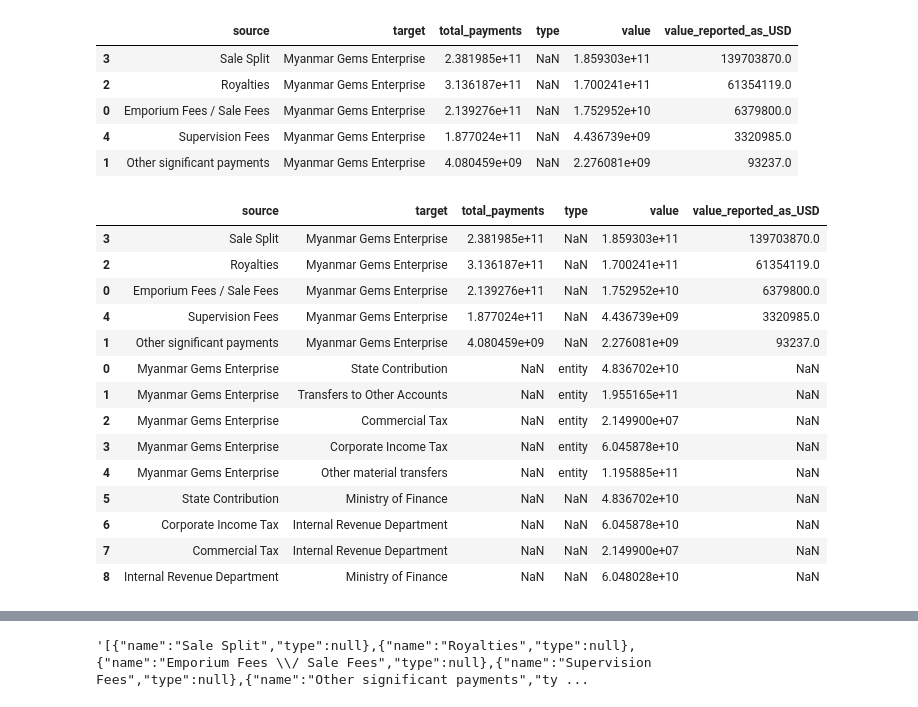
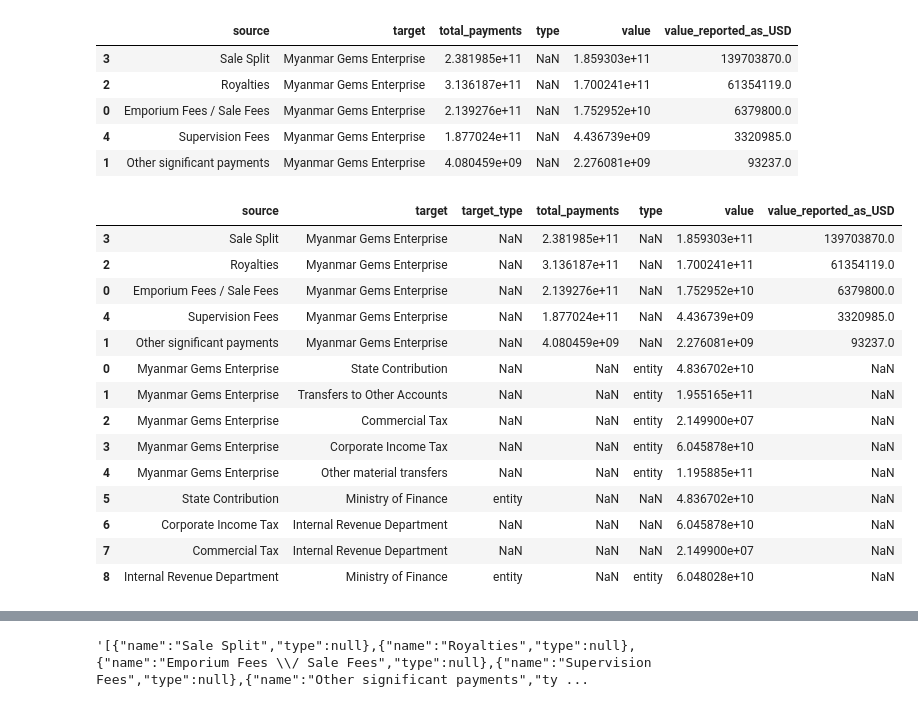
Before and after one commit to NRGI/jade-revenues, a Jupyter notebook: revenues-test/Preparing Data 2013-14.ipynb, the cells around one changed output, grey strips where cells are left out. Drawn from its saved outputs; the diff is of its cells as text; code cells hidden in the pictures.

```diff
--- a/revenues-test/Preparing Data 2013-14.ipynb
+++ b/revenues-test/Preparing Data 2013-14.ipynb
@@ -68,6 +68,7 @@ df['revenue_stream_short'] = df['name_of_revenue_stream'].str.split(' - ').str[1
 # %%
 df_gemsjade = df[df['Commodities'] == 'Gems & Jade']
 df_gemsjade['type'] = 'entity'
+df_gemsjade['target_type'] = ''
 # %% [output]
 A value is trying to be set on a copy of a slice from a DataFrame.
 Try using .loc[row_indexer,col_indexer] = value instead
@@ -112,19 +118,19 @@ company_totals
 df_gemsjade = pd.merge(df_gemsjade, company_totals, on='Company_name_cl')
 df_gemsjade = df_gemsjade.sort_values(by=['total_payments'], ascending=False)
 # %%
-append_dict_others = [{'Company_name_cl': 'Others (Not in Reconciliation Scope)', 'type': 'entity',
+append_dict_others = [{'Company_name_cl': 'Companies not in EITI Reconciliation', 'type': 'entity',
                        'revenue_stream_short': 'Royalties', 'value_reported': 111092756522 },
 
-                     {'Company_name_cl': 'Others (Not in Reconciliation Scope)', 'type': 'entity',
+                     {'Company_name_cl': 'Companies not in EITI Reconciliation', 'type': 'entity',
                        'revenue_stream_short': 'Sale Split', 'value_reported': 51742994736 },
 
-                     {'Company_name_cl': 'Others (Not in Reconciliation Scope)', 'type': 'entity',
+                     {'Company_name_cl': 'Companies not in EITI Reconciliation', 'type': 'entity',
                        'revenue_stream_short': 'Emporium Fees / Sale Fees', 'value_reported': 11401644588 },
 
-                     {'Company_name_cl': 'Others (Not in Reconciliation Scope)', 'type': 'entity',
+                     {'Company_name_cl': 'Companies not in EITI Reconciliation', 'type': 'entity',
                        'revenue_stream_short': 'Supervision Fees', 'value_reported': 1246890624 },
 
-                     {'Company_name_cl': 'Others (Not in Reconciliation Scope)', 'type': 'entity',
+                     {'Company_name_cl': 'Companies not in EITI Reconciliation', 'type': 'entity',
                        'revenue_stream_short': 'Other significant payments', 'value_reported': 2186525820 }]
 
 others_df = pd.DataFrame(append_dict_others)
@@ -149,7 +155,7 @@ df_gemsjade['revenue_stream_short'] = df_gemsjade['revenue_stream_short'].replac
 # %% [markdown]
 ## Remove negative payments for Sankey
 # %%
-df_gemsjade = df_gemsjade[df_gemsjade["value_reported"] >= 0]
+df_gemsjade = df_gemsjade[df_gemsjade["value_reported"] > 0]
 # %% [markdown]
 ## Prepare Source-Target-Value dataframe
 # %%
@@ -174,50 +180,50 @@ links
 # %%
 append_dict_transfers = [{'source': 'Myanmar Gems Enterprise', 'type': 'entity',
                        'target': 'State Contribution', 'value': 48367022000 },
 
                          {'source': 'Myanmar Gems Enterprise', 'type': 'entity',
                        'target': 'Transfers to Other Accounts', 'value': 195516457782 },
 
                          {'source': 'Myanmar Gems Enterprise', 'type': 'entity',
                        'target': 'Commercial Tax', 'value': 21499000 },
 
                          {'source': 'Myanmar Gems Enterprise', 'type': 'entity',
                        'target': 'Corporate Income Tax', 'value': 60458777000 },
 
                          {'source': 'Myanmar Gems Enterprise', 'type': 'entity',
                        'target': 'Other material transfers', 'value': 119588538585 },
 
-                         {'source': 'State Contribution',
+                         {'source': 'State Contribution', 'target_type': 'entity',
                        'target': 'Ministry of Finance', 'value': 48367022000 },
 
                          {'source': 'Corporate Income Tax',
                        'target': 'Internal Revenue Department', 'value': 60458777000 },
 
                          {'source': 'Commercial Tax',
                        'target': 'Internal Revenue Department', 'value': 21499000 },
 
-                         {'source': 'Internal Revenue Department',
+                         {'source': 'Internal Revenue Department', 'type': 'entity','target_type': 'entity',
                        'target': 'Ministry of Finance', 'value': 60480276000 }]
 
 append_dict_transfers_df = pd.DataFrame(append_dict_transfers)
 links = pd.concat([links, append_dict_transfers_df])
 links
 # %% [output]
-|  | source | target | total_payments | type | value | value_reported_as_USD |
-| 3 | Sale Split | Myanmar Gems Enterprise | 2.381985e+11 | NaN | 1.859303e+11 | 139703870.0 |
-| 2 | Royalties | Myanmar Gems Enterprise | 3.136187e+11 | NaN | 1.700241e+11 | 61354119.0 |
-| 0 | Emporium Fees / Sale Fees | Myanmar Gems Enterprise | 2.139276e+11 | NaN | 1.752952e+10 | 6379800.0 |
-| 4 | Supervision Fees | Myanmar Gems Enterprise | 1.877024e+11 | NaN | 4.436739e+09 | 3320985.0 |
-| 1 | Other significant payments | Myanmar Gems Enterprise | 4.080459e+09 | NaN | 2.276081e+09 | 93237.0 |
-| 0 | Myanmar Gems Enterprise | State Contribution | NaN | entity | 4.836702e+10 | NaN |
-| 1 | Myanmar Gems Enterprise | Transfers to Other Accounts | NaN | entity | 1.955165e+11 | NaN |
-| 2 | Myanmar Gems Enterprise | Commercial Tax | NaN | entity | 2.149900e+07 | NaN |
-| 3 | Myanmar Gems Enterprise | Corporate Income Tax | NaN | entity | 6.045878e+10 | NaN |
-| 4 | Myanmar Gems Enterprise | Other material transfers | NaN | entity | 1.195885e+11 | NaN |
-| 5 | State Contribution | Ministry of Finance | NaN | NaN | 4.836702e+10 | NaN |
-| 6 | Corporate Income Tax | Internal Revenue Department | NaN | NaN | 6.045878e+10 | NaN |
-| 7 | Commercial Tax | Internal Revenue Department | NaN | NaN | 2.149900e+07 | NaN |
-| 8 | Internal Revenue Department | Ministry of Finance | NaN | NaN | 6.048028e+10 | NaN |
+|  | source | target | target_type | total_payments | type | value | value_reported_as_USD |
+| 3 | Sale Split | Myanmar Gems Enterprise | NaN | 2.381985e+11 | NaN | 1.859303e+11 | 139703870.0 |
+| 2 | Royalties | Myanmar Gems Enterprise | NaN | 3.136187e+11 | NaN | 1.700241e+11 | 61354119.0 |
+| 0 | Emporium Fees / Sale Fees | Myanmar Gems Enterprise | NaN | 2.139276e+11 | NaN | 1.752952e+10 | 6379800.0 |
+| 4 | Supervision Fees | Myanmar Gems Enterprise | NaN | 1.877024e+11 | NaN | 4.436739e+09 | 3320985.0 |
+| 1 | Other significant payments | Myanmar Gems Enterprise | NaN | 4.080459e+09 | NaN | 2.276081e+09 | 93237.0 |
+| 0 | Myanmar Gems Enterprise | State Contribution | NaN | NaN | entity | 4.836702e+10 | NaN |
+| 1 | Myanmar Gems Enterprise | Transfers to Other Accounts | NaN | NaN | entity | 1.955165e+11 | NaN |
+| 2 | Myanmar Gems Enterprise | Commercial Tax | NaN | NaN | entity | 2.149900e+07 | NaN |
+| 3 | Myanmar Gems Enterprise | Corporate Income Tax | NaN | NaN | entity | 6.045878e+10 | NaN |
+| 4 | Myanmar Gems Enterprise | Other material transfers | NaN | NaN | entity | 1.195885e+11 | NaN |
+| 5 | State Contribution | Ministry of Finance | entity | NaN | NaN | 4.836702e+10 | NaN |
+| 6 | Corporate Income Tax | Internal Revenue Department | NaN | NaN | NaN | 6.045878e+10 | NaN |
+| 7 | Commercial Tax | Internal Revenue Department | NaN | NaN | NaN | 2.149900e+07 | NaN |
+| 8 | Internal Revenue Department | Ministry of Finance | entity | NaN | entity | 6.048028e+10 | NaN |
 # %%
 to_append = df_gemsjade.groupby(['revenue_stream_short','Company_name_cl','type'],as_index=False)['value_reported','value_reported_as_USD','total_payments'].sum()
 to_append.rename(columns = {'Company_name_cl':'source','revenue_stream_short':'target', 'value_reported' : 'value'}, inplace = True)
```
Also changed, not shown: parts of 7 cells of this notebook, 13 other files.
